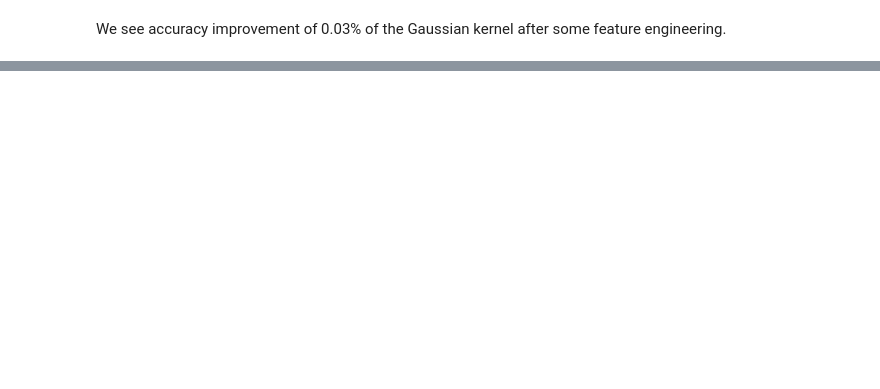
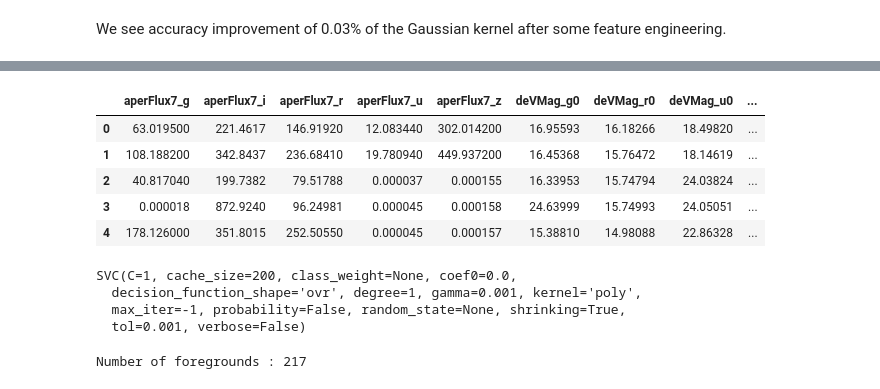
Before and after one commit to danbanan/Perseus-vs-background, a Jupyter notebook: svm-classification.ipynb, the cells around one changed output, grey strips where cells are left out. Saved outputs shown, nothing was run; the diff lists cells and outputs as text; code cells hidden in the pictures; blank space fills up the shorter version.

```diff
--- a/svm-classification.ipynb
+++ b/svm-classification.ipynb
@@ -278,0 +444,5 @@ polyModel.score(X_test, y_test)
+# %%
+perseus = pd.read_csv('./datasets/test/perseus-cluster.csv')
+
+perseus_id = perseus[['objID', 'ra', 'dec']]
+perseus_id.head()
@@ -278,0 +456,17 @@ polyModel.score(X_test, y_test)
+# %%
+perseus_data = perseus[features['Feature']]
+perseus_data.head()
+# %% [output]
+|  | aperFlux7_g | aperFlux7_i | aperFlux7_r | aperFlux7_u | aperFlux7_z | deVMag_g0 | deVMag_r0 | deVMag_u0 | ... |
+| 0 | 63.019500 | 221.4617 | 146.91920 | 12.083440 | 302.014200 | 16.95593 | 16.18266 | 18.49820 | ... |
+| 1 | 108.188200 | 342.8437 | 236.68410 | 19.780940 | 449.937200 | 16.45368 | 15.76472 | 18.14619 | ... |
+| 2 | 40.817040 | 199.7382 | 79.51788 | 0.000037 | 0.000155 | 16.33953 | 15.74794 | 24.03824 | ... |
+| 3 | 0.000018 | 872.9240 | 96.24981 | 0.000045 | 0.000158 | 24.63999 | 15.74993 | 24.05051 | ... |
+| 4 | 178.126000 | 351.8015 | 252.50550 | 0.000045 | 0.000157 | 15.38810 | 14.98088 | 22.86328 | ... |
+# %%
+final_model
+# %% [output]
+SVC(C=1, cache_size=200, class_weight=None, coef0=0.0,
+  decision_function_shape='ovr', degree=1, gamma=0.001, kernel='poly',
+  max_iter=-1, probability=False, random_state=None, shrinking=True,
+  tol=0.001, verbose=False)
@@ -278,0 +475,4 @@ polyModel.score(X_test, y_test)
+# %%
+print('Number of foregrounds : {}'.format(np.count_nonzero(results == 1)))
+# %% [output]
+Number of foregrounds : 217
```
Also changed, not shown: parts of 65 cells of this notebook, 1 other file.
